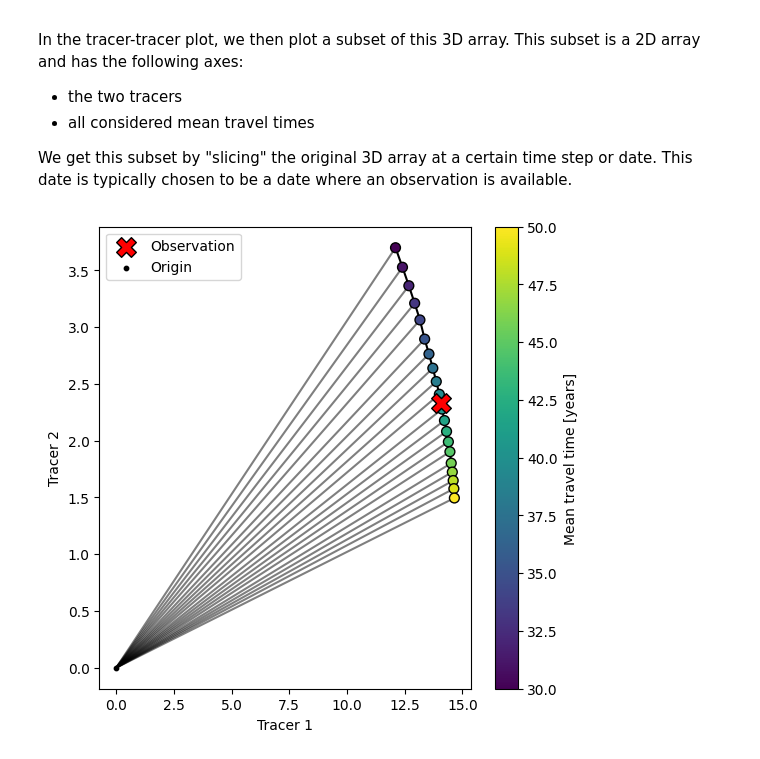
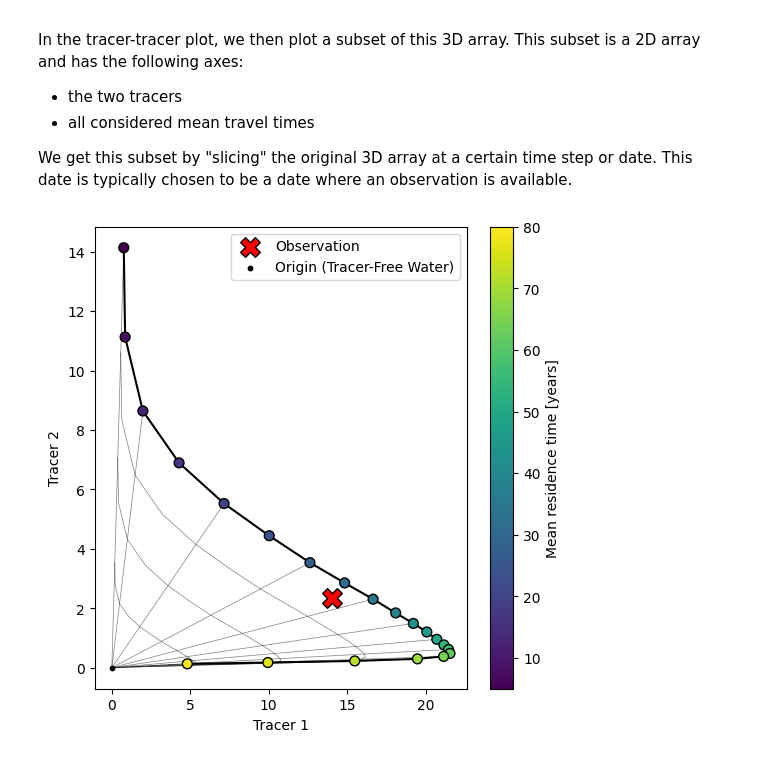
Before and after one commit to iGW-TU-Dresden/PyTracerLab, a Jupyter notebook: docs/examples/example_03.ipynb, the cells around one changed output. Cells and saved outputs as stored; diff of their text form; code cells hidden in the pictures.

```diff
--- a/docs/examples/example_03.ipynb
+++ b/docs/examples/example_03.ipynb
@@ -138,7 +138,7 @@ m = ism.Model(
 # add an exponential-piston-flow unit
 # define the initial model parameters for inference
 epm_mtt_init = 12 * 40 # 20 years
-epm_eta_init = 1.5
+epm_eta_init = 1.9 # the true value is 1.5
 m.add_unit(
     ism.EPMUnit(mtt=epm_mtt_init, eta=epm_eta_init),
     fraction=1., # true value would be 0.8 (with 0.2 PM)
@@ -163,7 +163,7 @@ In the tracer-tracer plot, we then plot a subset of this 3D array. This subset i
 We get this subset by "slicing" the original 3D array at a certain time step or date. This date is typically chosen to be a date where an observation is available.
 # %%
 # Define range of mean travel times to consider
-mtt_range = np.linspace(12 * 30, 12 * 50, 20)
+mtt_range = np.linspace(12 * 5, 12 * 80, 21)
 
 # Create empty array of results
 results = np.zeros((2, len(mtt_range), len(input_series)))
@@ -180,6 +180,7 @@ fig, ax = plt.subplots(1, 1, figsize=(6, 6))
 # Get indices of time series that have observations
 obs_indices = np.arange(len(timestamps))[~np.isnan(obs_series).any(axis=1)]
 
+# select index of observation date
 idx_select = 4
 
 # plot the line connecting the points of different mean travel times
@@ -206,35 +207,51 @@ ax.scatter(
     edgecolor="k",
     marker="X",
     zorder=10,
     s=200,
     label="Observation"
 )
-# plot the origin
+# plot the origin point
 ax.scatter(
     [0.],
     [0.],
     c="k",
     edgecolor="k",
     marker="o",
     zorder=10,
     s=10,
-    label="Origin"
+    label="Origin (Tracer-Free Water)"
 )
 
 # plot straight lines from the origin to the points representing the different
 # mean travel times
-for i, mtt in enumerate(mtt_range):
+stepper = 2 # plot line from origin to every stepper point
+for i in [i for i in range(len(mtt_range))][::stepper]:
     ax.plot(
         [0., results[0, i, obs_indices[idx_select]]],
         [0., results[1, i, obs_indices[idx_select]]],
         c="k",
+        lw=0.5,
         alpha=0.5
     )
 
-plt.colorbar(im, ax=ax, label="Mean travel time [years]")
+# plot path between points representing the different mean travel times but
+# multiplied by a range of dilution factors
+percent_tracer_free = [.75, .5, .25]
+for p in percent_tracer_free:
+    ax.plot(
+        results[0, :, obs_indices[idx_select]] * p,
+        results[1, :, obs_indices[idx_select]] * p,
+        c="k",
+        lw=0.5,
+        alpha=0.5
+    )
+
+plt.colorbar(im, ax=ax, label="Mean residence time [years]")
+# ax.set_yscale("log")
+# ax.set_xscale("log")
 ax.set_xlabel("Tracer 1")
 ax.set_ylabel("Tracer 2")
 ax.legend()
 plt.show()
 # %% [output]
-[figure, old version]
+[figure, new version]
```
Also changed, not shown: parts of 1 cell of this notebook.
